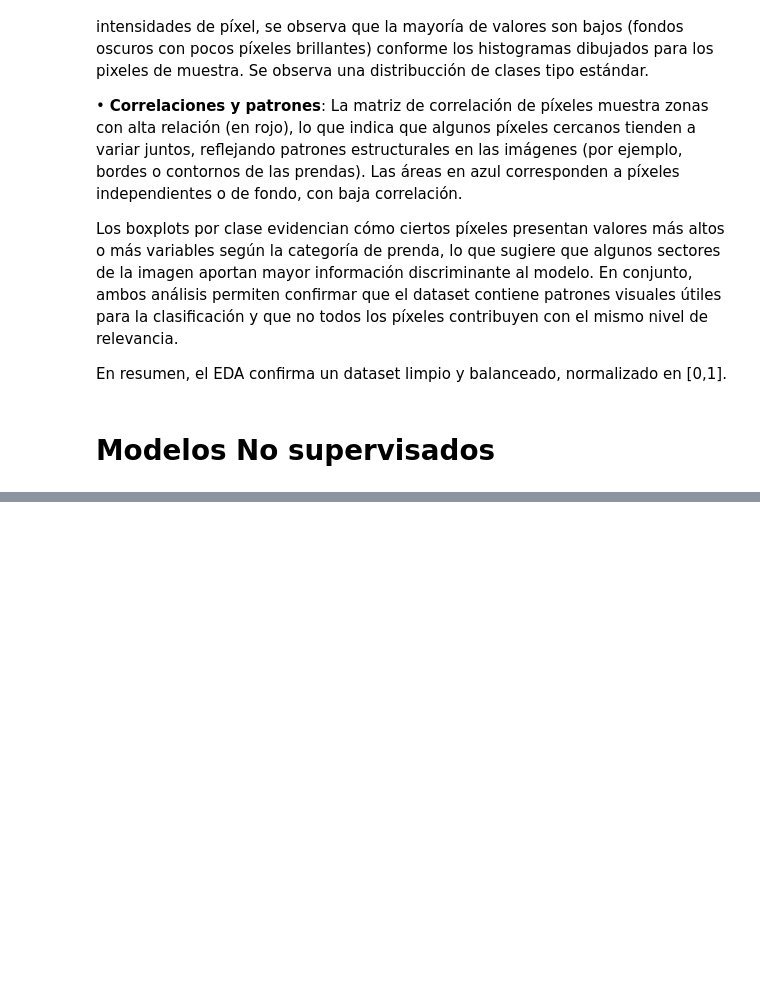
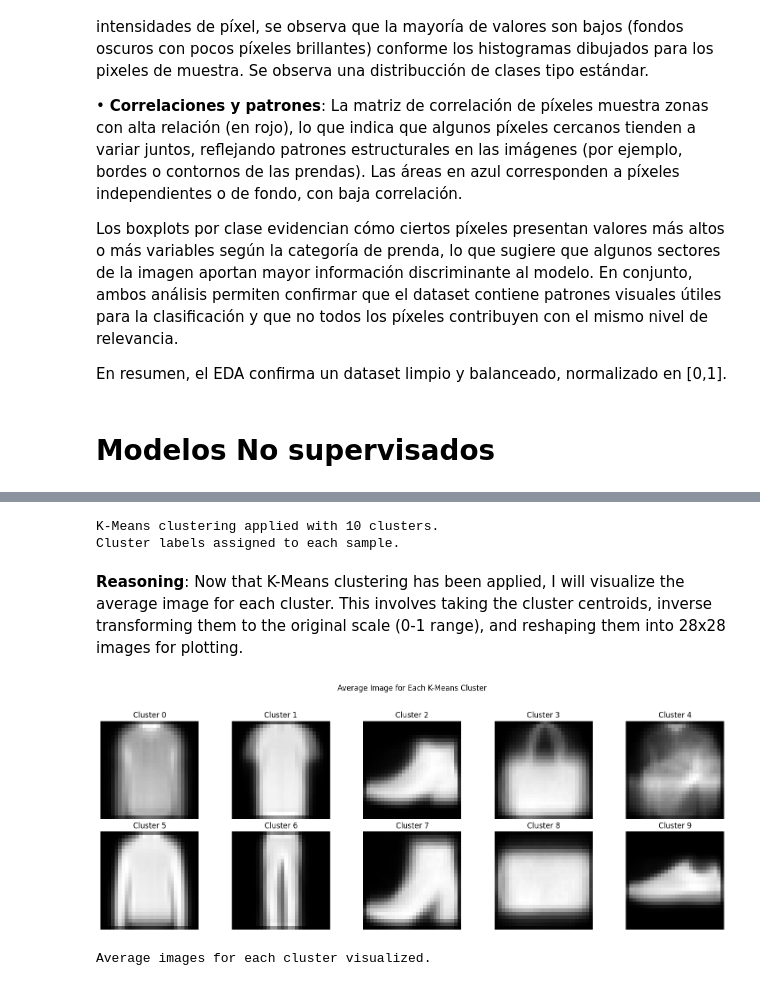
Before and after one commit to jumivega/Maestr-a-en-Inteligencia-Artificial-UEES, a Jupyter notebook: Notebooks/ModelosNoSupervisados/Grupo_3_Caso_Práctico_ModelosNoSupervisados_V11Nov (1).ipynb, the cells around one changed output, grey strips where cells are left out. Cells and saved outputs as stored; diff of their text form; code cells hidden in the pictures; blank space fills up the shorter version.

```diff
--- a/Notebooks/ModelosNoSupervisados/Grupo_3_Caso_Práctico_ModelosNoSupervisados_V11Nov (1).ipynb
+++ b/Notebooks/ModelosNoSupervisados/Grupo_3_Caso_Práctico_ModelosNoSupervisados_V11Nov (1).ipynb
@@ -381,0 +497,53 @@ En resumen, el EDA confirma un dataset limpio y balanceado, normalizado en [0,1]
+# %%
+n_clusters_optimal = 10 # Based on the domain knowledge of 10 fashion-mnist classes, and observations from elbow/silhouette plots
+
+kmeans = KMeans(n_clusters=n_clusters_optimal, init='k-means++', random_state=42, n_init=10)
+kmeans.fit(X_sample_scaled)
+
+# Get cluster labels for each sample
+cluster_labels = kmeans.labels_
+
+print(f"K-Means clustering applied with {n_clusters_optimal} clusters.")
+print("Cluster labels assigned to each sample.")
+# %% [output]
+K-Means clustering applied with 10 clusters.
+Cluster labels assigned to each sample.
+# %% [markdown]
+**Reasoning**:
+Now that K-Means clustering has been applied, I will visualize the average image for each cluster. This involves taking the cluster centroids, inverse transforming them to the original scale (0-1 range), and reshaping them into 28x28 images for plotting.
+# %%
+import matplotlib.pyplot as plt
+
+# Get the cluster centers (centroids) from the KMeans model
+cluster_centers_scaled = kmeans.cluster_centers_
+
+# To visualize, we need to inverse transform the scaled centroids back to the original pixel range (0-1)
+# The scaler object was fitted on X_sample, so we use it to inverse transform the cluster centers.
+# Note: StandardScaler makes data mean 0 and std 1. To revert, we need to apply inverse of (data - mean) / std
+# which is (scaled_data * std) + mean.
+
+# Get the mean and std from the scaler for each feature (pixel)
+mean_pixels = scaler.mean_
+std_pixels = np.sqrt(scaler.var_)
+
+# Manually inverse transform the cluster centers
+cluster_centers_original_scale = (cluster_centers_scaled * std_pixels) + mean_pixels
+
+# Reshape the centroids back to 28x28 images
+cluster_images = cluster_centers_original_scale.reshape(n_clusters_optimal, 28, 28)
+
+# Plot the average image for each cluster
+plt.figure(figsize=(15, 6))
+for i in range(n_clusters_optimal):
+    plt.subplot(2, 5, i + 1) # Arrange in 2 rows, 5 columns
+    plt.imshow(cluster_images[i], cmap='gray')
+    plt.title(f'Cluster {i}')
+    plt.axis('off')
+plt.suptitle('Average Image for Each K-Means Cluster')
+plt.tight_layout(rect=[0, 0.03, 1, 0.95])
+plt.show()
+
+print("Average images for each cluster visualized.")
+# %% [output]
+[figure, added]
+Average images for each cluster visualized.
```
Also changed, not shown: parts of 30 cells of this notebook.
